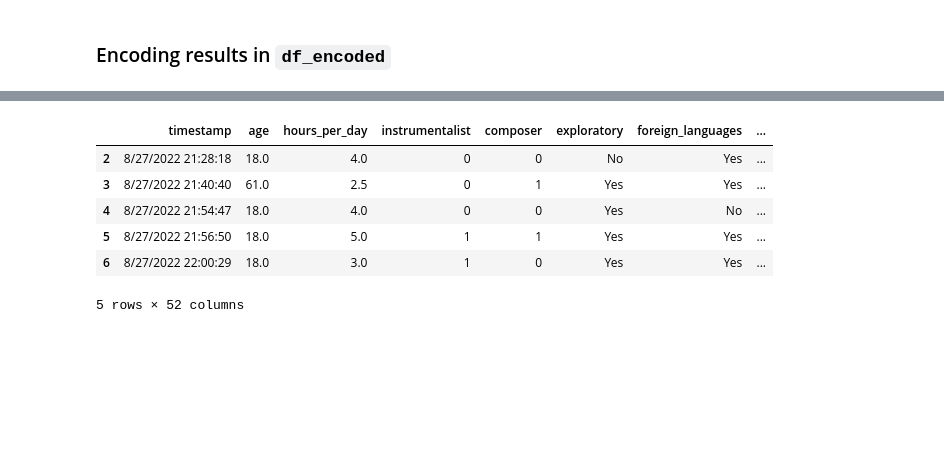
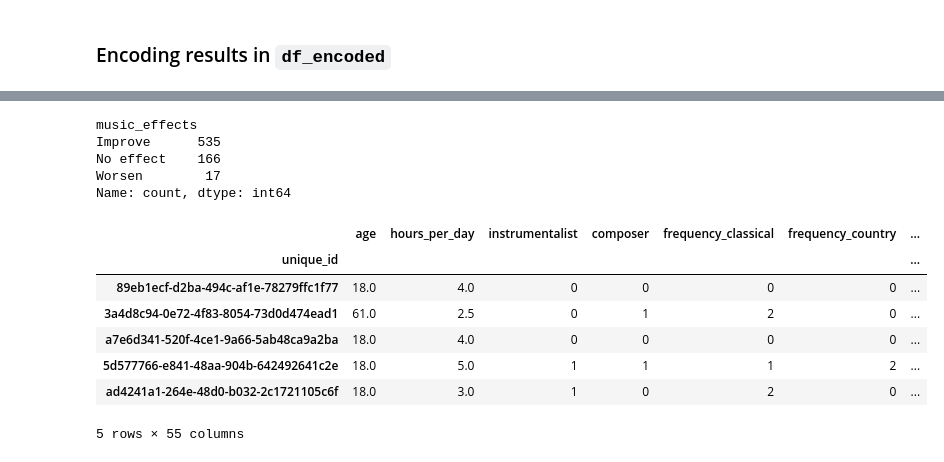
Before and after one commit to gfsiciliani/music-health, a Jupyter notebook: notebook.ipynb, the cells around one changed output, grey strips where cells are left out. Cells and saved outputs as stored; diff of their text form; code cells hidden in the pictures; blank space fills up the shorter version.

```diff
--- a/notebook.ipynb
+++ b/notebook.ipynb
@@ -114,8 +135,8 @@ plt.show()
 cols_to_drop = [
     'bpm', # too few responses and too many
     'permissions', # everyone answered yes
-    'age_group'
-    # 'Timestamp'
+    'age_group',
+    'timestamp'
     ]
 
 cleaned_df = df.drop(columns=cols_to_drop)
@@ -192,0 +187,3 @@ memory usage: 179.5+ KB
+# %%
+df_encoded = cleaned_df.copy()
+df_encoded.info() # is there a way get the number of null values in all columns so I can print it out?
@@ -192,0 +208,11 @@ memory usage: 179.5+ KB
+# %%
+# making yes/no columns binary
+columns_for_conversion = ['instrumentalist', 'composer', 'while_working']
+
+for col in columns_for_conversion:
+    df_encoded[col] = df_encoded[col].map({
+        'Yes': 1,
+        'No' : 0
+        })
+
+df_encoded.info()
@@ -192,0 +237,15 @@ memory usage: 179.5+ KB
+# %%
+# change frequency_<genre> values to 0-3
+frequency_mapping = {
+    'Never': 0,
+    'Rarely': 1,
+    'Sometimes': 2,
+    'Very frequently': 3
+}
+
+# loop to change all frequency_<genre> columns
+for col in df_encoded.columns:
+    if col.startswith('frequency_'):
+        df_encoded[col] = df_encoded[col].map(frequency_mapping)
+
+df_encoded.info()
@@ -193,16 +270,30 @@ memory usage: 179.5+ KB
+# %%
+df_encoded['music_effects'].value_counts()
+# %% [output]
+music_effects
+Improve      535
+No effect    166
+Worsen        17
+Name: count, dtype: int64
 # %%
-df_encoded = pd.get_dummies(cleaned_df, columns=[
+df_encoded = pd.get_dummies(df_encoded, columns=[
     'primary_streaming_service',
     'while_working',
-    'fav_genre'
-    ])
+    'fav_genre',
+    'exploratory',
+    'foreign_languages',
+    'music_effects'
+    ],
+    dtype=int
+)
 
 df_encoded.head()
 # %% [output]
-|  | timestamp | age | hours_per_day | instrumentalist | composer | exploratory | foreign_languages | ... |
-| 2 | 8/27/2022 21:28:18 | 18.0 | 4.0 | 0 | 0 | No | Yes | ... |
-| 3 | 8/27/2022 21:40:40 | 61.0 | 2.5 | 0 | 1 | Yes | Yes | ... |
-| 4 | 8/27/2022 21:54:47 | 18.0 | 4.0 | 0 | 0 | Yes | No | ... |
-| 5 | 8/27/2022 21:56:50 | 18.0 | 5.0 | 1 | 1 | Yes | Yes | ... |
-| 6 | 8/27/2022 22:00:29 | 18.0 | 3.0 | 1 | 0 | Yes | Yes | ... |
+|  | age | hours_per_day | instrumentalist | composer | frequency_classical | frequency_country | ... |
+| unique_id |  |  |  |  |  |  | ... |
+| 89eb1ecf-d2ba-494c-af1e-78279ffc1f77 | 18.0 | 4.0 | 0 | 0 | 0 | 0 | ... |
+| 3a4d8c94-0e72-4f83-8054-73d0d474ead1 | 61.0 | 2.5 | 0 | 1 | 2 | 0 | ... |
+| a7e6d341-520f-4ce1-9a66-5ab48ca9a2ba | 18.0 | 4.0 | 0 | 0 | 0 | 0 | ... |
+| 5d577766-e841-48aa-904b-642492641c2e | 18.0 | 5.0 | 1 | 1 | 1 | 2 | ... |
+| ad4241a1-264e-48d0-b032-2c1721105c6f | 18.0 | 3.0 | 1 | 0 | 2 | 0 | ... |
-5 rows × 52 columns
+5 rows × 55 columns
```
Also changed, not shown: parts of 15 cells of this notebook.
